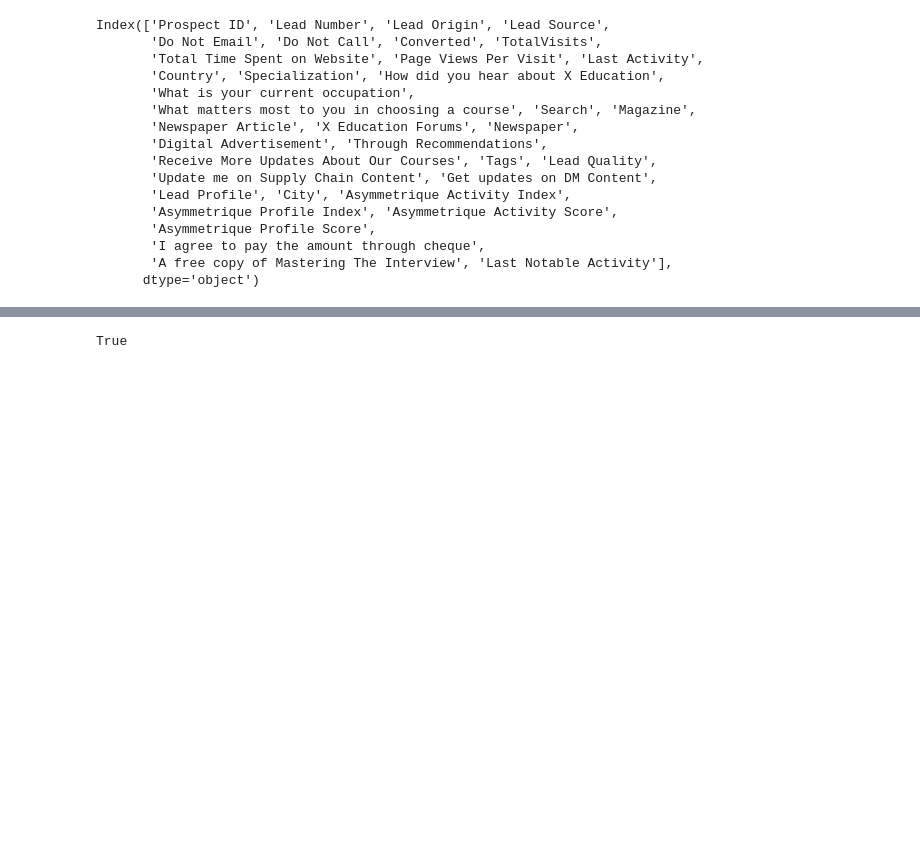
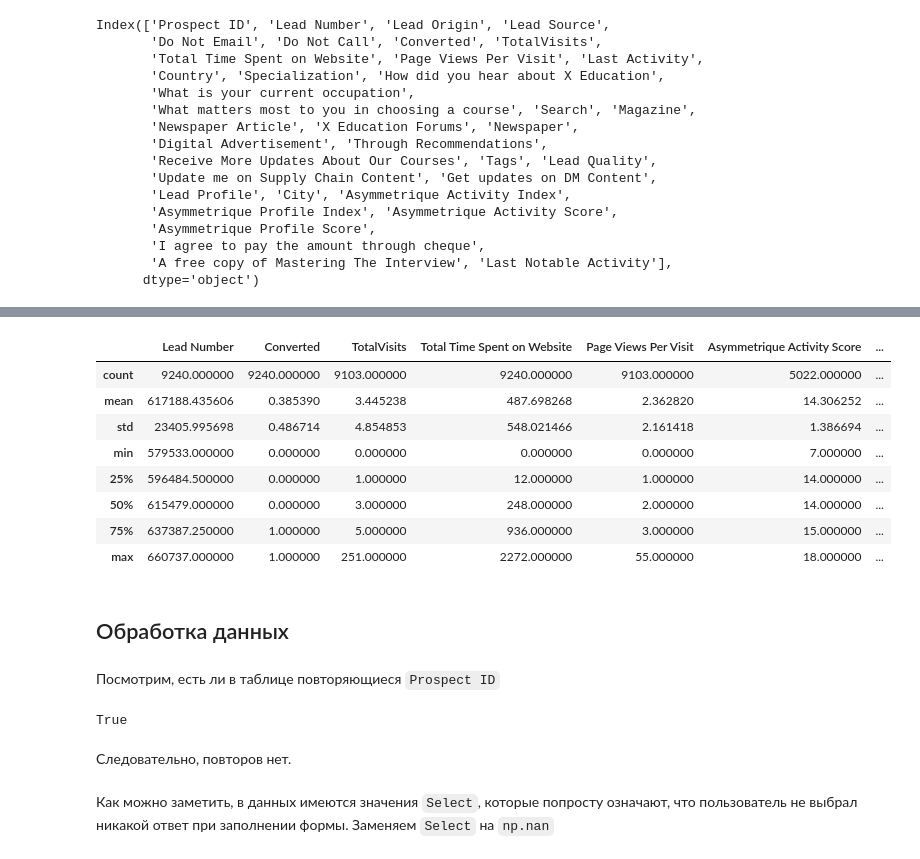
Before and after one commit to ntyukaev/intro-to-ml, a Jupyter notebook: lead_scoring.ipynb, the cells around one changed output, grey strips where cells are left out. Drawn from its saved outputs; the diff is of its cells as text; code cells hidden in the pictures; blank space fills up the shorter version.

```diff
--- a/lead_scoring.ipynb
+++ b/lead_scoring.ipynb
@@ -63,9 +63,22 @@ import numpy as np              # Массивы (матрицы, векторы
 import warnings
 warnings.filterwarnings('ignore') # Игнор ворнингов
 import matplotlib.pyplot as plt # Научная графика
+from matplotlib.pyplot import xticks
 %matplotlib inline
     # Говорим jupyter'у, чтобы весь графический вывод был в браузере, а не в отдельном окне
 import pandas as pd             # Таблицы и временные ряды (dataframe, series)
 import seaborn as sns           # Еще больше красивой графики для визуализации данных
-import sklearn                  # Алгоритмы машинного обучения
+
+# Алгоритмы машинного обучения
+import sklearn
+from sklearn.model_selection import train_test_split
+from sklearn.preprocessing import StandardScaler
+import statsmodels.api as sm
+from sklearn.linear_model import LogisticRegression
+from sklearn.feature_selection import RFE
+from sklearn import metrics
+from statsmodels.stats.outliers_influence import variance_inflation_factor
+from sklearn.metrics import precision_score, recall_score
+from sklearn.metrics import precision_recall_curve
+pd.set_option('display.max_columns', None)
 # %% [markdown]
@@ -73,5 +86,5 @@ import sklearn                  # Алгоритмы машинного обуч
 # %%
-data_raw = pd.read_csv('lead_scoring.csv')
+data = pd.read_csv('lead_scoring.csv')
 # %% [markdown]
 Посмотрим на размеры таблицы:
 # %%
@@ -128,2 +157,18 @@ Index(['Prospect ID', 'Lead Number', 'Lead Origin', 'Lead Source',
+# %%
+data.describe()
+# %% [output]
+|  | Lead Number | Converted | TotalVisits | Total Time Spent on Website | Page Views Per Visit | Asymmetrique Activity Score | ... |
+| count | 9240.000000 | 9240.000000 | 9103.000000 | 9240.000000 | 9103.000000 | 5022.000000 | ... |
+| mean | 617188.435606 | 0.385390 | 3.445238 | 487.698268 | 2.362820 | 14.306252 | ... |
+| std | 23405.995698 | 0.486714 | 4.854853 | 548.021466 | 2.161418 | 1.386694 | ... |
+| min | 579533.000000 | 0.000000 | 0.000000 | 0.000000 | 0.000000 | 7.000000 | ... |
+| 25% | 596484.500000 | 0.000000 | 1.000000 | 12.000000 | 1.000000 | 14.000000 | ... |
+| 50% | 615479.000000 | 0.000000 | 3.000000 | 248.000000 | 2.000000 | 14.000000 | ... |
+| 75% | 637387.250000 | 1.000000 | 5.000000 | 936.000000 | 3.000000 | 15.000000 | ... |
+| max | 660737.000000 | 1.000000 | 251.000000 | 2272.000000 | 55.000000 | 18.000000 | ... |
+# %% [markdown]
+## Обработка данных
+# %% [markdown]
+Посмотрим, есть ли в таблице повторяющиеся `Prospect ID`
 # %%
 sum(data.duplicated(subset='Prospect ID')) == 0
@@ -131,2 +175,6 @@ sum(data.duplicated(subset='Prospect ID')) == 0
 # %% [output]
 True
+# %% [markdown]
+Следовательно, повторов нет.
+# %% [markdown]
+Как можно заметить, в данных имеются значения `Select`, которые попросту означают, что пользователь не выбрал никакой ответ при заполнении формы. Заменяем `Select` на `np.nan`
```
Also changed, not shown: parts of 102 cells of this notebook, 1 other file.
